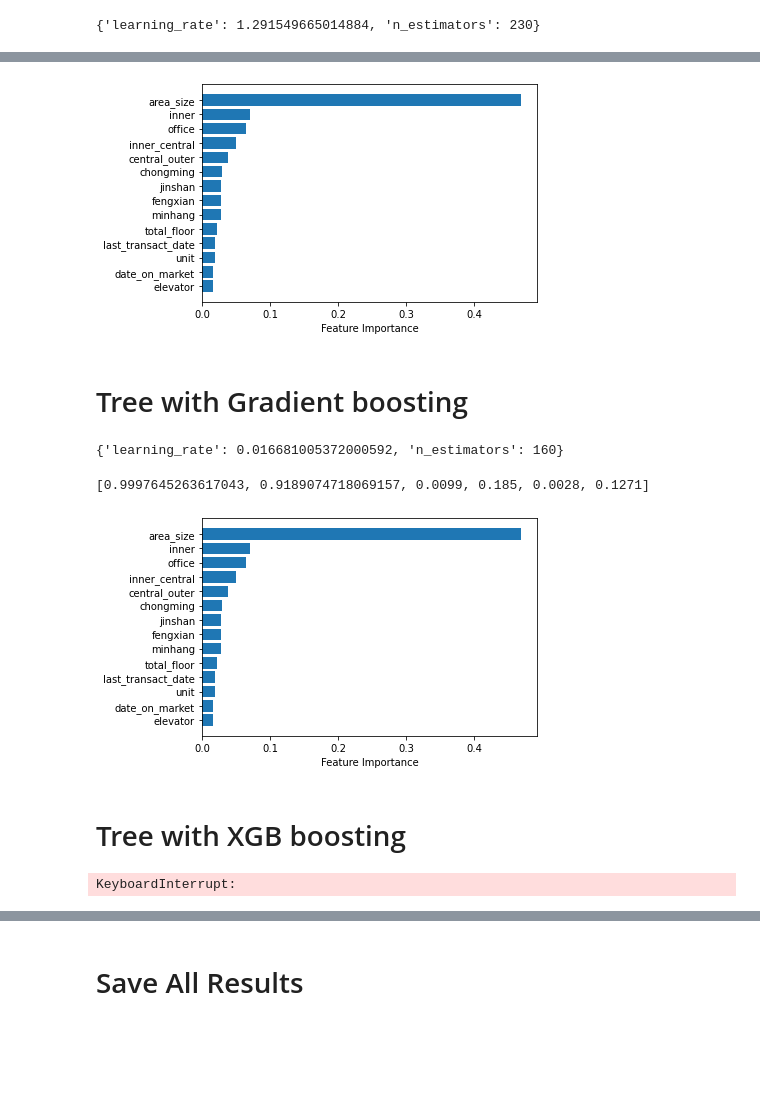
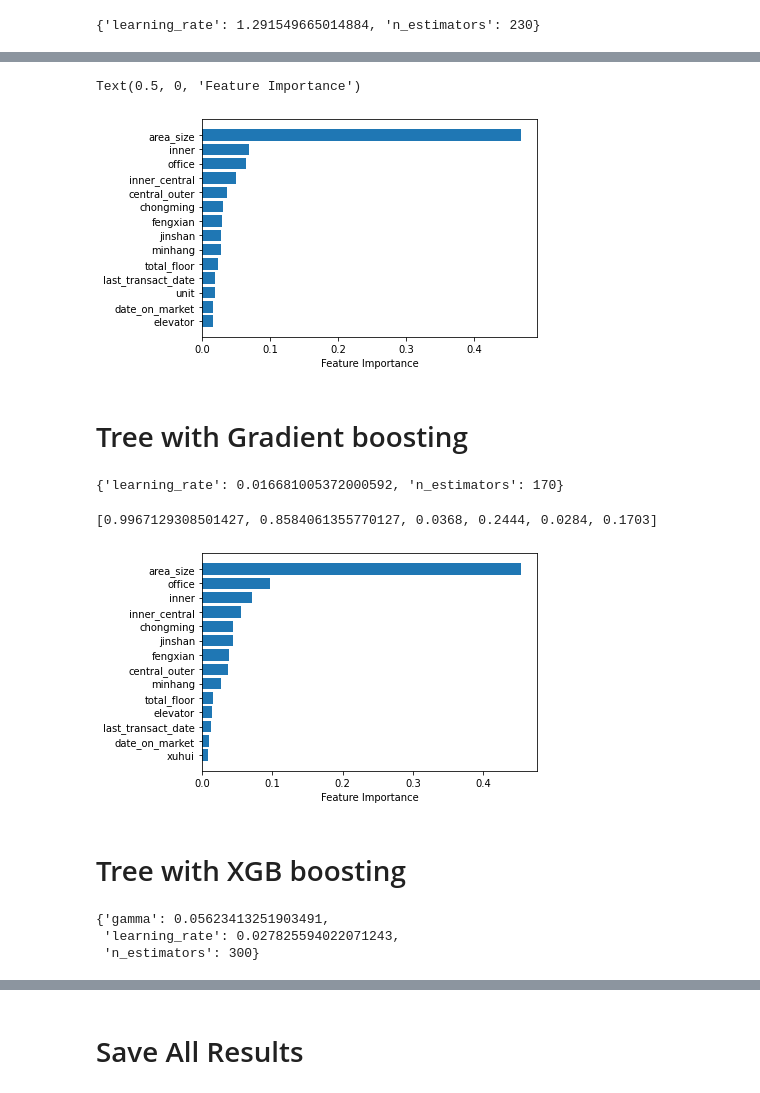
Before and after one commit to hyj55/STAT4011_Project1, a Jupyter notebook: code/model.ipynb, the cells around one changed output, grey strips where cells are left out. Drawn from its saved outputs; the diff is of its cells as text; code cells hidden in the pictures; blank space fills up the shorter version.

```diff
--- a/code/model.ipynb
+++ b/code/model.ipynb
@@ -37,7 +37,7 @@ multiprocessing.cpu_count()
 # %% [output]
 8
 # %%
-data_wd = "C:/Users/Lenovo/Desktop/git/STAT4011_Project1/data/Lianjia_transformed.csv"
+data_wd = "Lianjia_transformed.csv"
 df = pd.read_csv(data_wd)
 # %%
 X = df.drop(columns=['log_price'])
@@ -123,7 +123,7 @@ elanet_result
 # %% [markdown]
 # KNN Regression
 # %%
-param_grid_knr = {'n_neighbors': [1,2,3,4], }
+param_grid_knr = {'n_neighbors': [6,7,8,9], 'weights': ['uniform', 'distance']}
 
 select_model_knr = GridSearchCV(KNeighborsRegressor(),param_grid_knr, n_jobs=-1, cv=5,
                                 scoring='neg_mean_squared_error', return_train_score=True)
@@ -239,9 +245,9 @@ feature_importance_sorted = model_ada.feature_importances_[sort]
 feature_sorted = X.columns[sort]
 plt.barh(feature_sorted[60:74], feature_importance_sorted[60:74])
 plt.xlabel("Feature Importance")
-plt.savefig("C:/Users/Lenovo/Desktop/git/STAT4011_Project1/figures/ada.jpg")
 # %% [output]
+Text(0.5, 0, 'Feature Importance')
-[figure, old version]
+[figure, new version]
 # %% [markdown]
 # Tree with Gradient boosting
 # %%
@@ -258,39 +264,41 @@ return_train_score=True).fit(Xtrain, ytrain)
 model_GB = select_model_GB.best_estimator_
 select_model_GB.best_params_
 # %% [output]
-{'learning_rate': 0.016681005372000592, 'n_estimators': 160}
+{'learning_rate': 0.016681005372000592, 'n_estimators': 170}
 # %%
-ada_result = model_assess(model_ada,Xtrain,ytrain,Xtest,ytest)
-ada_result
+GB_result = model_assess(model_GB,Xtrain,ytrain,Xtest,ytest)
+GB_result
 # %% [output]
-[0.9997645263617043, 0.9189074718069157, 0.0099, 0.185, 0.0028, 0.1271]
+[0.9967129308501427, 0.8584061355770127, 0.0368, 0.2444, 0.0284, 0.1703]
 # %%
-sort = model_ada.feature_importances_.argsort()
-feature_importance_sorted = model_ada.feature_importances_[sort]
+sort = model_GB.feature_importances_.argsort()
+feature_importance_sorted = model_GB.feature_importances_[sort]
 feature_sorted = X.columns[sort]
 plt.barh(feature_sorted[60:74], feature_importance_sorted[60:74])
 plt.xlabel("Feature Importance")
-plt.savefig("C:/Users/Lenovo/Desktop/git/STAT4011_Project1/figures/GB.jpg")
+plt.savefig("/Users/jiangyunhui/Documents/GitHub/STAT4011_Project1/figures/GB.jpg")
 # %% [output]
-[figure, old version]
+[figure, new version]
 # %% [markdown]
 # Tree with XGB boosting
 # %%
 param_grid_xgb = [
     {'learning_rate': np.logspace(-2,0,10),'gamma': np.logspace(-5,0,5),
-                'n_estimators': [140,150,160,170]}
+                'n_estimators': [250,270,300]}
 ]
+
+XGB_reg=xgb.XGBRegressor(objective="reg:squarederror",max_depth=30,booster="gbtree",)
+
+select_model_XGB = GridSearchCV(XGB_reg, param_grid_xgb, n_jobs=-1, cv=5,
+scoring='neg_mean_squared_error',
+return_train_score=True).fit(Xtrain, ytrain)
+
+model_XGB = select_model_XGB.best_estimator_
+select_model_XGB.best_params_
+# %% [output]
+{'gamma': 0.05623413251903491,
+ 'learning_rate': 0.027825594022071243,
+ 'n_estimators': 300}
-# %%
-XGB_reg=xgb.XGBRegressor(objective="reg:squarederror",max_depth=30,booster="gbtree",)
-
-select_model_XGB = GridSearchCV(XGB_reg, param_grid_xgb, n_jobs=-1, cv=5,
-scoring='neg_mean_squared_error',
-return_train_score=True).fit(Xtrain, ytrain)
-
-model_XGB = select_model_XGB.best_estimator_
-select_model_XGB.best_params_
-# %% [output]
-KeyboardInterrupt:
 # %%
 XGB_result = model_assess(model_XGB,Xtrain,ytrain,Xtest,ytest)
 XGB_result
```
Also changed, not shown: parts of 23 cells of this notebook, 2 other files.
